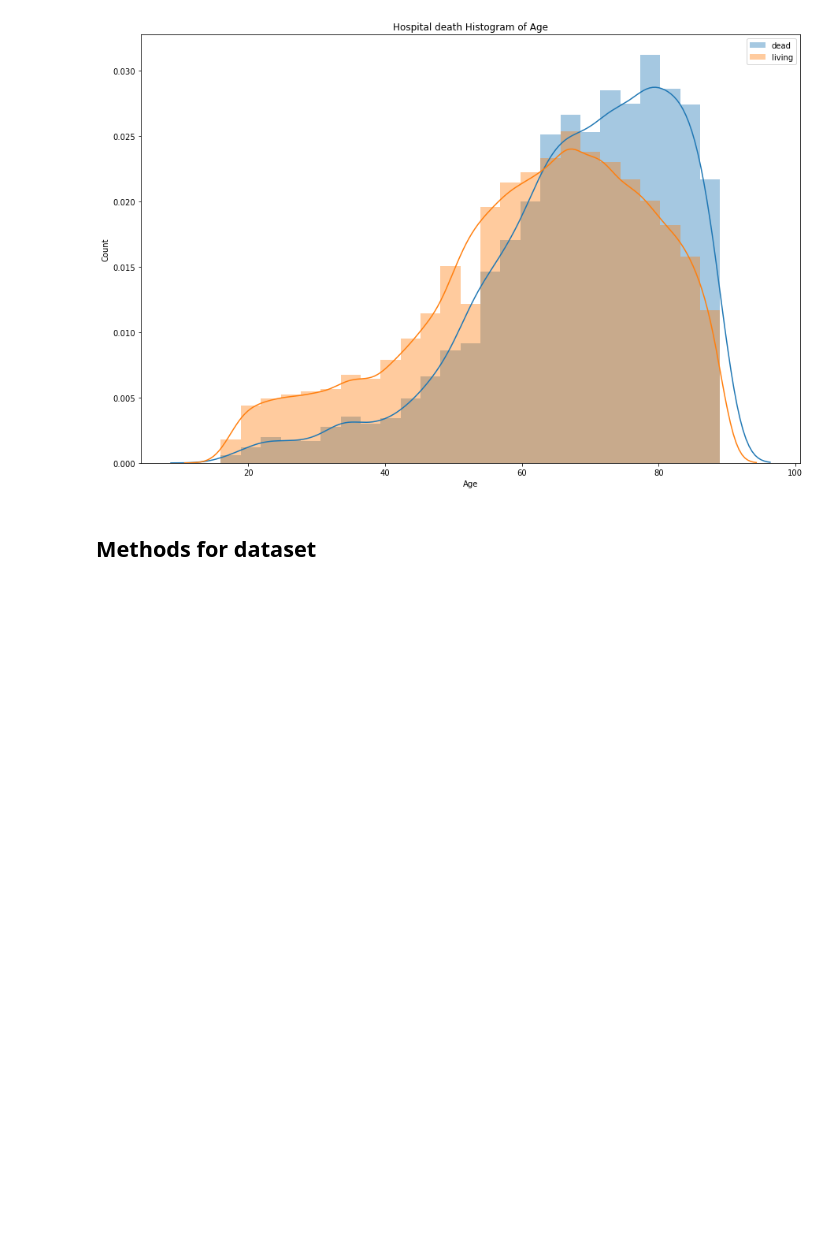
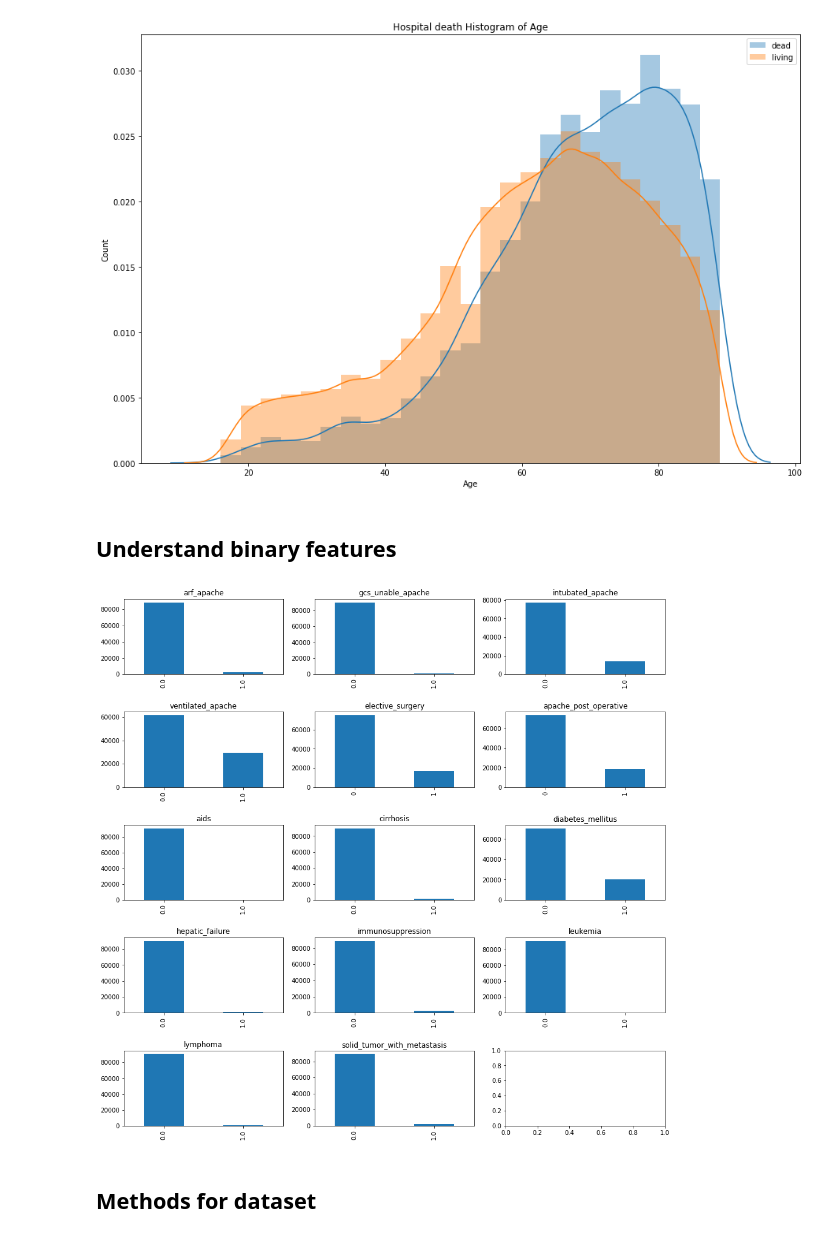
Before and after one commit to EladBil/DS-Squad-Project, a Jupyter notebook: PresentationNotebook.ipynb, the cells around one changed output. Drawn from its saved outputs; the diff is of its cells as text; code cells hidden in the pictures; blank space fills up the shorter version.

```diff
--- a/PresentationNotebook.ipynb
+++ b/PresentationNotebook.ipynb
@@ -139,6 +142,30 @@ plt.legend(loc="upper right")
 # %% [output]
 <matplotlib.legend.Legend at 0x...>
 [figure]
+# %% [markdown]
+## Understand binary features
+# %%
+fig, axes = plt.subplots(5,3,figsize=(16,16))
+fig.subplots_adjust(hspace=0.5)
+
+#we will create a histogram for each categorical attribute
+n=len(binary_features)
+num_rows = 3
+max_bars = 5
+
+for i,variable in enumerate(binary_features):
+    #calculate the current place on the grid
+    r=int(i/num_rows)
+    c=i%num_rows
+
+    #create the "value counts" for the first <max_bars> categories:
+    u=min(complete_data[variable].nunique(),max_bars)
+    vc = complete_data[variable].value_counts()[:u]
+
+    # plot a bar chart using Pandas
+    vc.plot(kind='bar',ax=axes[r,c],title=variable)
+# %% [output]
+[figure, added]
 # %% [markdown]
 ## Methods for dataset
 # %%
```
Also changed, not shown: parts of 13 cells of this notebook.
